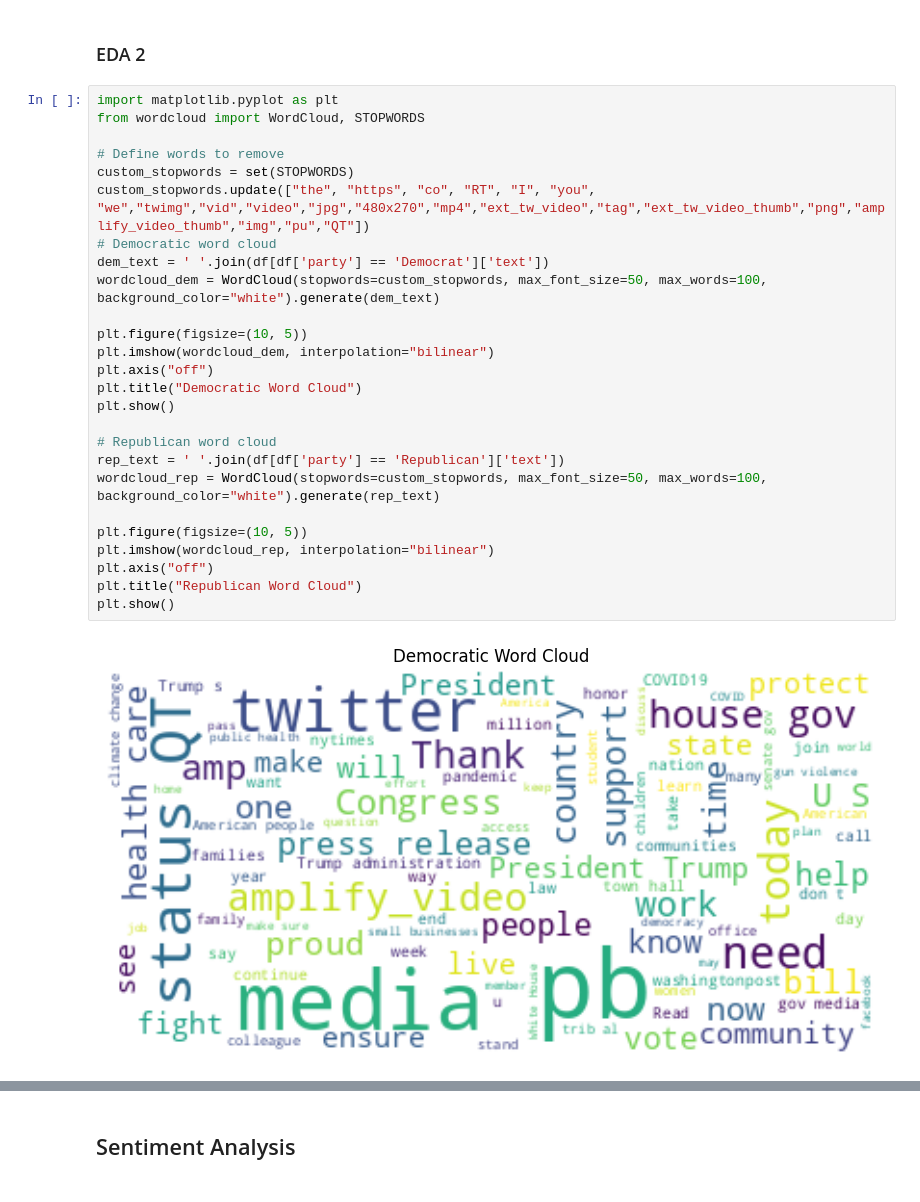
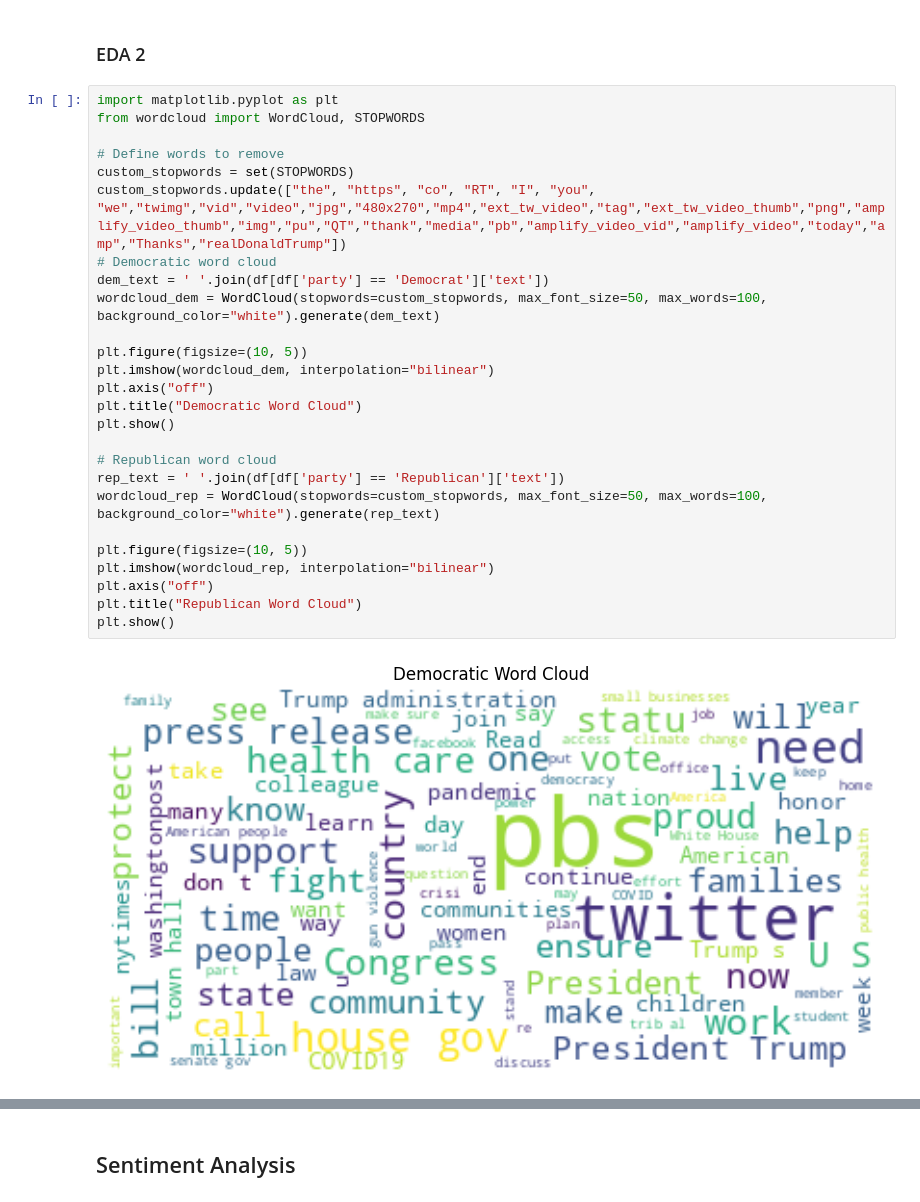
Before and after one commit to lcjoni712/Computational-Social-Science-Projects, a Jupyter notebook: Project 5 Student Part II.ipynb, the cells around one changed output, grey strips where cells are left out. Saved outputs shown, nothing was run; the diff lists cells and outputs as text.

```diff
--- a/Project 5 Student Part II.ipynb
+++ b/Project 5 Student Part II.ipynb
@@ -393,28 +403,28 @@ plt.show()
 # %%
 import matplotlib.pyplot as plt
 from wordcloud import WordCloud, STOPWORDS
 
 # Define words to remove
 custom_stopwords = set(STOPWORDS)
-custom_stopwords.update(["the", "https", "co", "RT", "I", "you", "we","twimg","vid","video","jpg","480x270","mp4","ext_tw_video","tag","ext_tw_video_thumb","png","amplify_video_thumb","img","pu","QT"])
+custom_stopwords.update(["the", "https", "co", "RT", "I", "you", "we","twimg","vid","video","jpg","480x270","mp4","ext_tw_video","tag","ext_tw_video_thumb","png","amplify_video_thumb","img","pu","QT","thank","media","pb","amplify_video_vid","amplify_video","today","amp","Thanks","realDonaldTrump"])
 # Democratic word cloud
 dem_text = ' '.join(df[df['party'] == 'Democrat']['text'])
 wordcloud_dem = WordCloud(stopwords=custom_stopwords, max_font_size=50, max_words=100, background_color="white").generate(dem_text)
 
 plt.figure(figsize=(10, 5))
 plt.imshow(wordcloud_dem, interpolation="bilinear")
 plt.axis("off")
 plt.title("Democratic Word Cloud")
 plt.show()
 
 # Republican word cloud
 rep_text = ' '.join(df[df['party'] == 'Republican']['text'])
 wordcloud_rep = WordCloud(stopwords=custom_stopwords, max_font_size=50, max_words=100, background_color="white").generate(rep_text)
 
 plt.figure(figsize=(10, 5))
 plt.imshow(wordcloud_rep, interpolation="bilinear")
 plt.axis("off")
 plt.title("Republican Word Cloud")
 plt.show()
 # %% [output]
-[figure, old version]
+[figure, new version]
```
Also changed, not shown: parts of 4 cells of this notebook.
